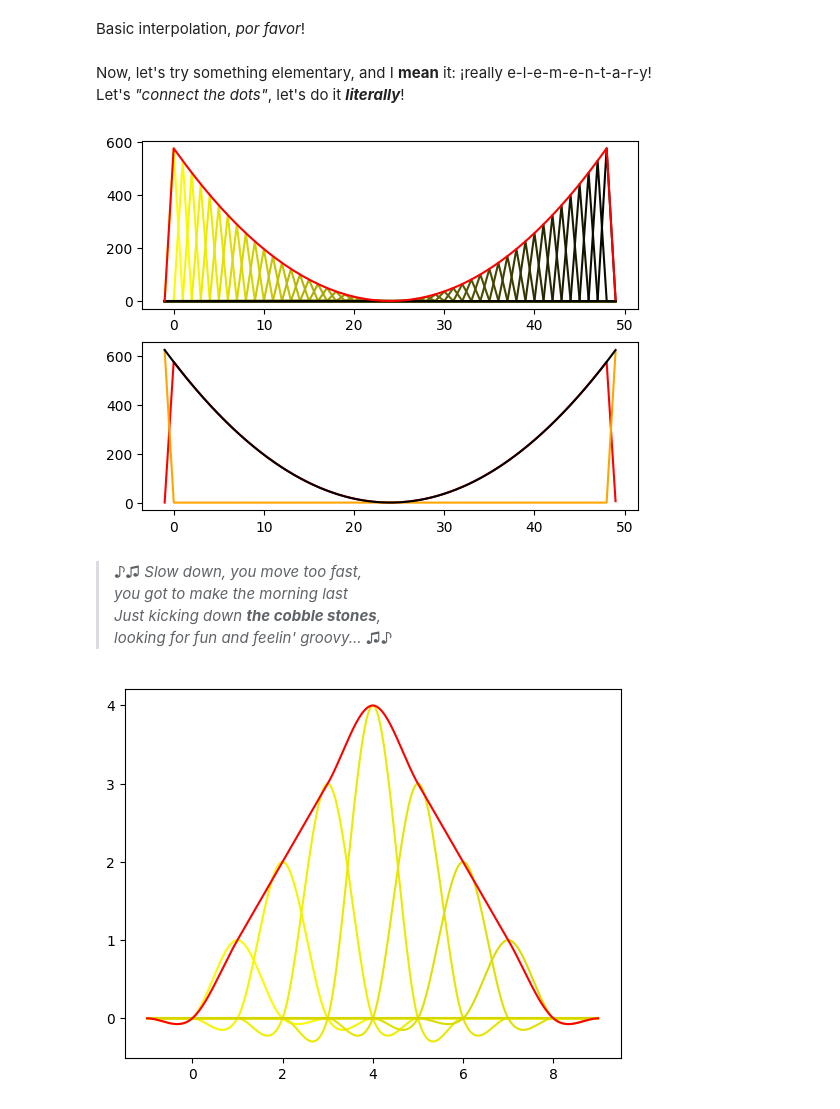
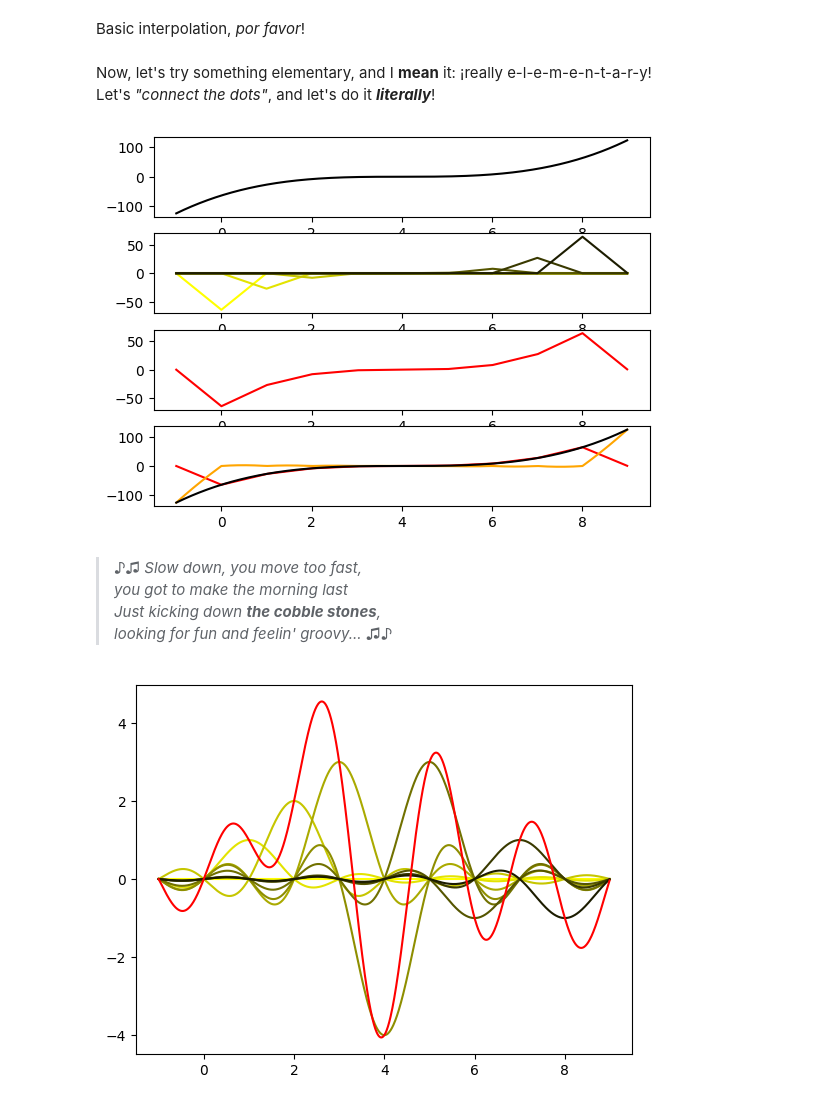
Before and after one commit to Bahrd/AppliedPythonology, a Jupyter notebook: interpolation1D.ipynb, the cells around one changed output. Saved outputs shown, nothing was run; the diff lists cells and outputs as text; code cells hidden in the pictures.

```diff
--- a/interpolation1D.ipynb
+++ b/interpolation1D.ipynb
@@ -6,33 +6,37 @@ from matplotlib.pyplot import plot, subplot; from auxiliary import splot
 from interpolation import Π, Λ, ϕ, ξ; Ω = lambda x: (1 - x*x) * Π(x/2)   # "Some functions are more equal than others"
 
 # Ready...
-N, ψ  = 49, Λ
+N, ψ  = 9, Λ
 # Set...                              #(exp(-.125(x - (N - 1)/2)**2))
-x = arange(-1, N, 0.01); f = lambda x: (x - (N - 1)/2)**2
+x = arange(-1, N, 0.01); f = lambda x: (x - (N - 1)/2)**3
 # Samples of 'f' at integers
 f_ = [f(n) for n in range(N)]
 # Interpolation functions 'ψ(x)', translated by 'n':
 Ψ = [ψ(x - n) for n in range(N)] #
 # %% [markdown]
 Now, let's try something elementary, and I **mean** it: ¡really e-l-e-m-e-n-t-a-r-y!
-Let's *"connect the dots"*, let's do it ***literally***!
+Let's *"connect the dots"*, and let's do it ***literally***!
 # %%
 # Go!
 C = [(1 - n/N, 1 - n/N, 0) for n in range(N)] # For color's sake!
 
 # 🏁 Interpolation 'f(n) ➞ f(x)'🏁
-subplot(2, 1, 1)
+subplot(4, 1, 1)
+splot(x, f(x), 'black')
+subplot(4, 1, 2)
 f__ = zeros_like(x)
 for n, (c, ψ) in enumerate(zip(C, Ψ)):
     _ = ψ * f_[n]
     f__ += _
     splot(x, _, color = c)
+# The interpolation
+subplot(4, 1, 3)
 splot(x, f__, 'red')
 # Together with its (inevitable) errors 'f(x) - f(n)', against the actual 'f(x)'
-subplot(2, 1, 2)
+subplot(4, 1, 4)
 splot(x, f__, 'red', x, f(x) - f__, 'orange', x, f(x) , 'black')
 # %% [output]
-[figure, old version]
+[figure, new version]
 # %% [markdown]
 > ♪♫
 > _Slow down, you move too fast,_<br>
@@ -42,7 +46,7 @@ splot(x, f__, 'red', x, f(x) - f__, 'orange', x, f(x) , 'black')
 > ♫♪
 # %%
 # Go, go, go! (a step-by-step-loop-free version is fun as well...)
-f_, ψ = [0, 1, 2, 3, 4, 3, 2, 1, 0], ϕ # Π, Λ, ϕ, ξ;
+f_, ψ = [0, 1, 2, 3, -4, 3, -1, 1, -1], ξ # Π, Λ, ϕ, ξ;
 x = arange(-1, 9, 0.01)
 Ψ = [f_[0]*ψ(x-0),f_[1]*ψ(x-1),f_[2]*ψ(x-2),f_[3]*ψ(x-3),f_[4]*ψ(x-4),f_[5]*ψ(x-5),f_[6]*ψ(x-6),f_[7]*ψ(x-7),f_[8]*ψ(x-8)]
 
@@ -52,4 +56,4 @@ for c, ψ in zip(C, Ψ):
     f__ += ψ
 splot(x, f__, color = 'red')
 # %% [output]
-[figure, old version]
+[figure, new version]
```
Also changed, not shown: 4 other files.
